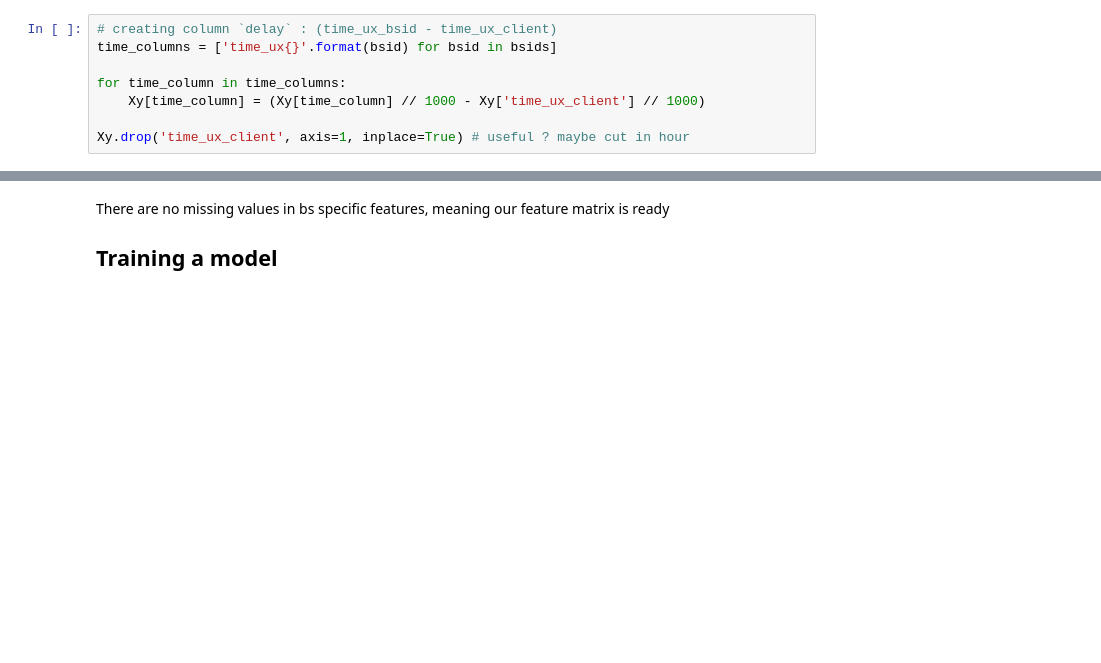
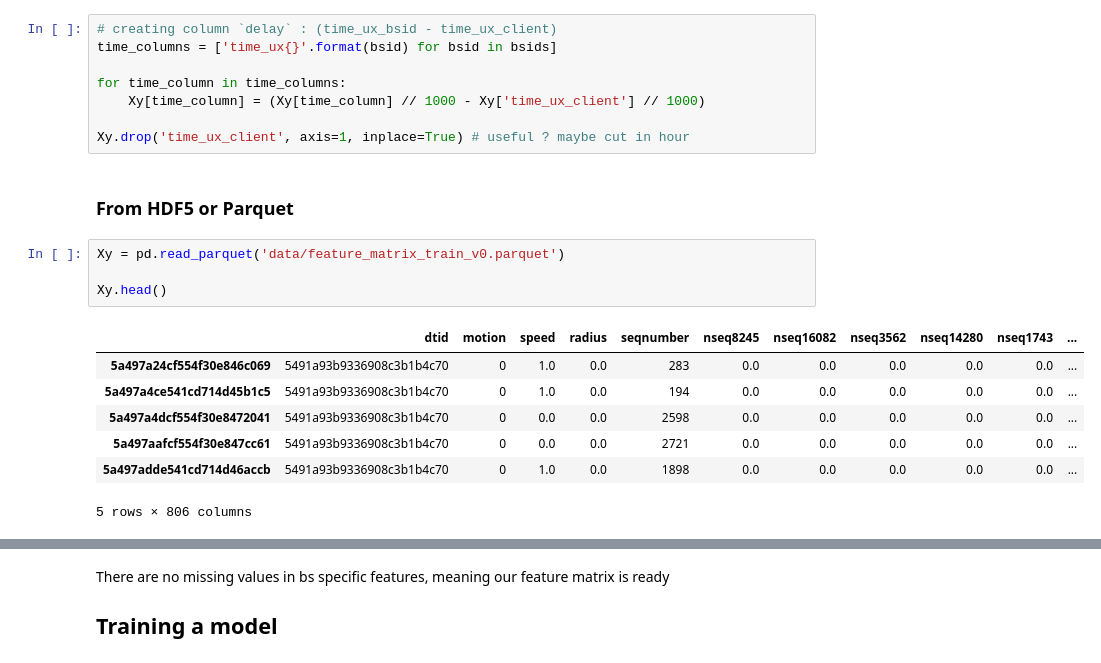
Before and after one commit to vcharvet/geoloc-challenge, a Jupyter notebook: notebooks/feature_engineering.ipynb, the cells around one changed output, grey strips where cells are left out. Drawn from its saved outputs; the diff is of its cells as text; blank space fills up the shorter version.

```diff
--- a/notebooks/feature_engineering.ipynb
+++ b/notebooks/feature_engineering.ipynb
@@ -92,3 +144,17 @@ for time_column in time_columns:
     Xy[time_column] = (Xy[time_column] // 1000 - Xy['time_ux_client'] // 1000)
 
 Xy.drop('time_ux_client', axis=1, inplace=True) # useful ? maybe cut in hour
+# %% [markdown]
+### From HDF5 or Parquet
+# %%
+Xy = pd.read_parquet('data/feature_matrix_train_v0.parquet')
+
+Xy.head()
+# %% [output]
+|  | dtid | motion | speed | radius | seqnumber | nseq8245 | nseq16082 | nseq3562 | nseq14280 | nseq1743 | ... |
+| 5a497a24cf554f30e846c069 | 5491a93b9336908c3b1b4c70 | 0 | 1.0 | 0.0 | 283 | 0.0 | 0.0 | 0.0 | 0.0 | 0.0 | ... |
+| 5a497a4ce541cd714d45b1c5 | 5491a93b9336908c3b1b4c70 | 0 | 1.0 | 0.0 | 194 | 0.0 | 0.0 | 0.0 | 0.0 | 0.0 | ... |
+| 5a497a4dcf554f30e8472041 | 5491a93b9336908c3b1b4c70 | 0 | 0.0 | 0.0 | 2598 | 0.0 | 0.0 | 0.0 | 0.0 | 0.0 | ... |
+| 5a497aafcf554f30e847cc61 | 5491a93b9336908c3b1b4c70 | 0 | 0.0 | 0.0 | 2721 | 0.0 | 0.0 | 0.0 | 0.0 | 0.0 | ... |
+| 5a497adde541cd714d46accb | 5491a93b9336908c3b1b4c70 | 0 | 1.0 | 0.0 | 1898 | 0.0 | 0.0 | 0.0 | 0.0 | 0.0 | ... |
+5 rows × 806 columns
```
Also changed, not shown: parts of 27 cells of this notebook.
